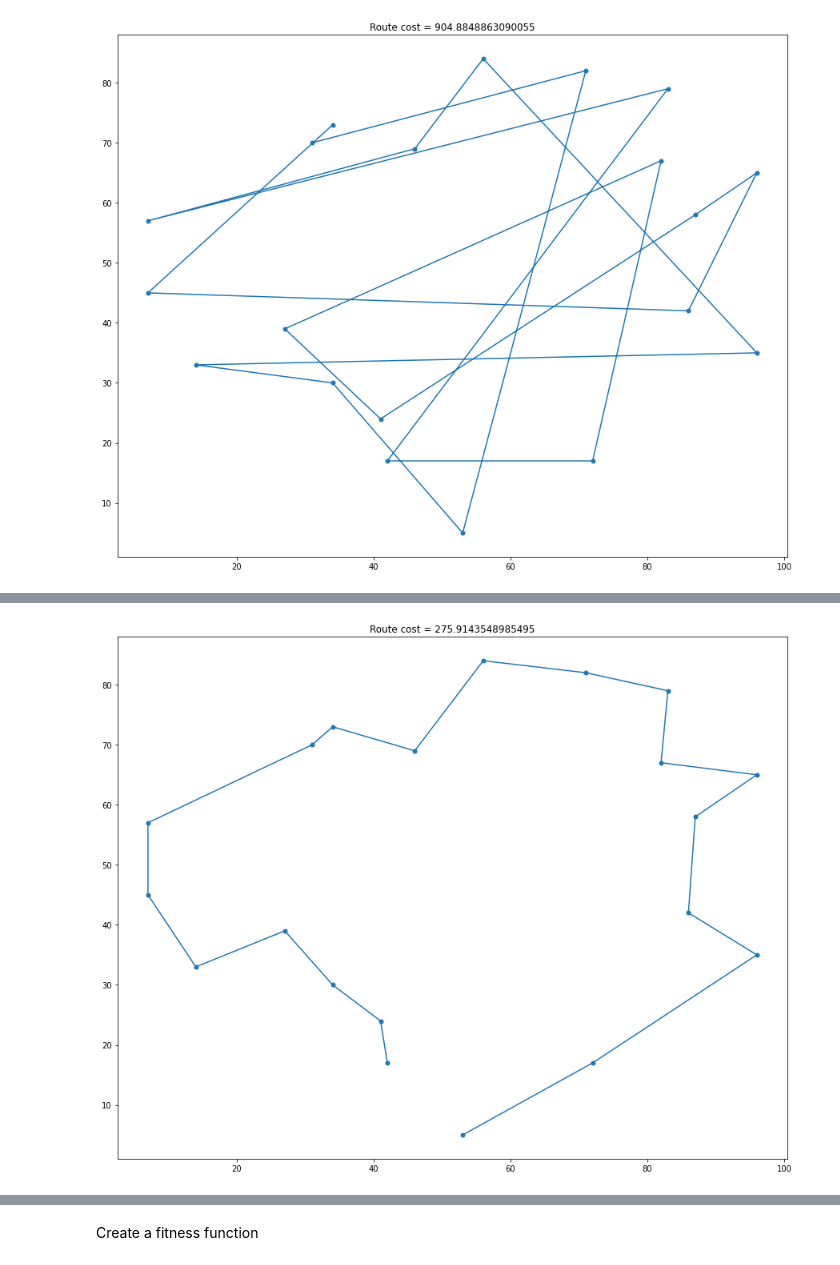
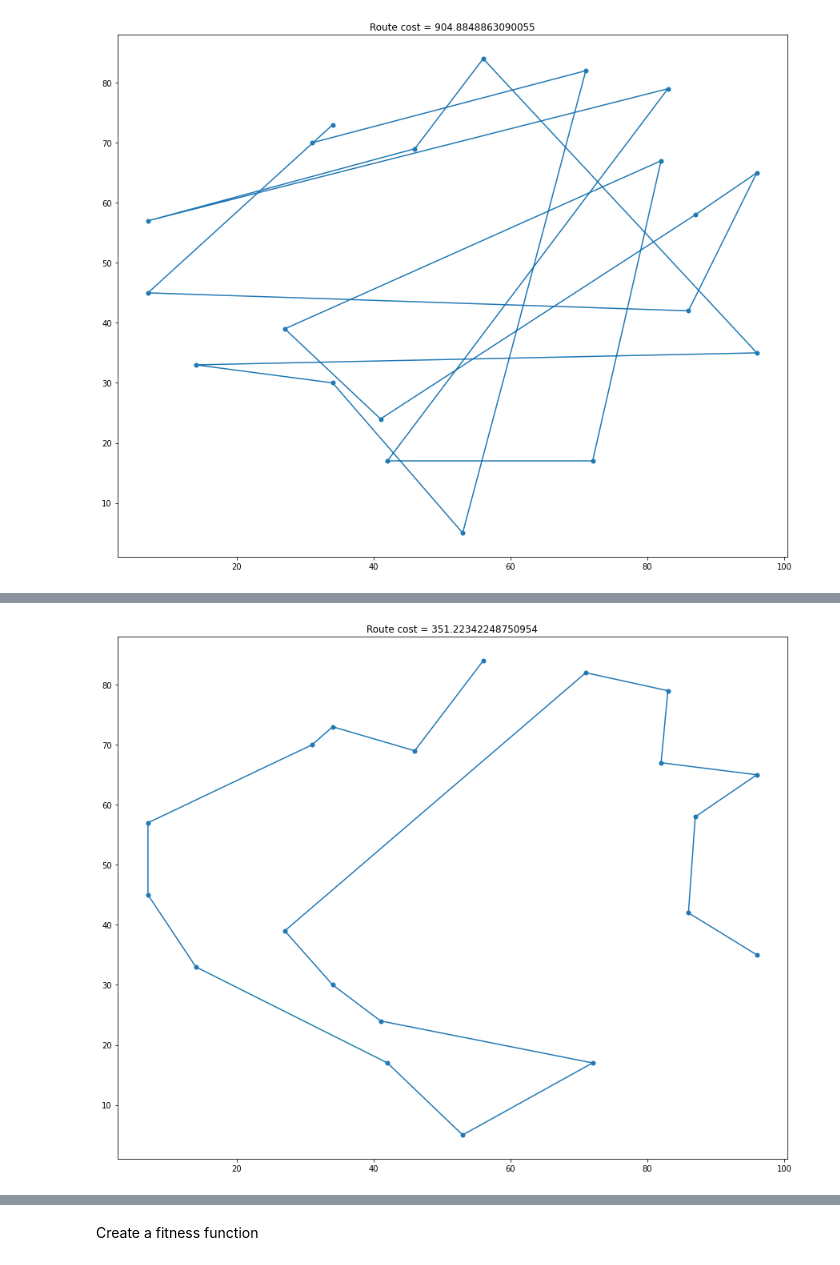
Before and after one commit to borislevant/aiplayground, a Jupyter notebook: genetic_algorithm_TSP.ipynb, the cells around one changed output, grey strips where cells are left out. Saved outputs shown, nothing was run; the diff lists cells and outputs as text; code cells hidden in the pictures.

```diff
--- a/genetic_algorithm_TSP.ipynb
+++ b/genetic_algorithm_TSP.ipynb
@@ -100,10 +100,10 @@ def hill_climbing_restart(cities, nstarts, niter=10):
             best_rt = new_rt
     return best_rt
 # %%
-new_route = hill_climbing_restart(ct, nstarts=50, niter=20)
+new_route = hill_climbing_restart(ct, nstarts=10, niter=50)
 new_route.show()
 # %% [output]
-[figure, old version]
+[figure, new version]
 # %%
 def simulated_anealing(rstart, niter=10, temp=100.0):
     current_route = rstart.copy()
```
Also changed, not shown: parts of 2 cells of this notebook.
